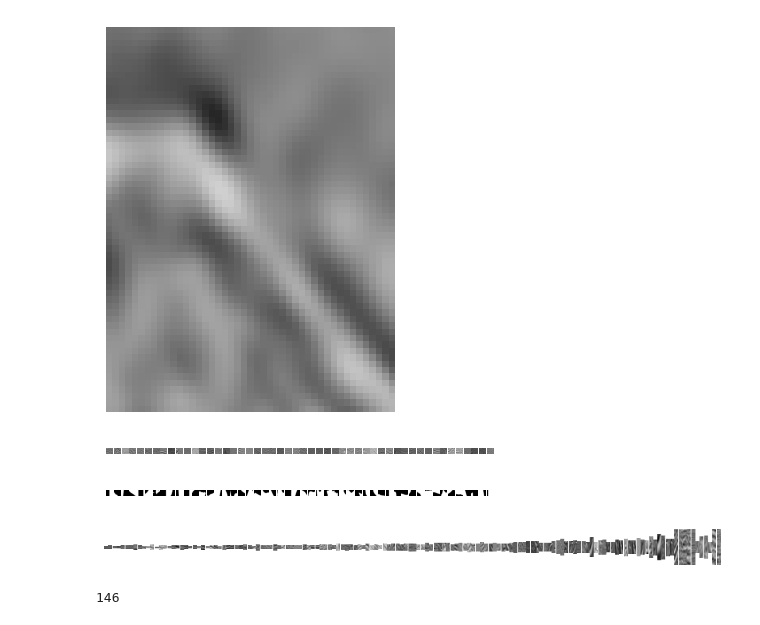
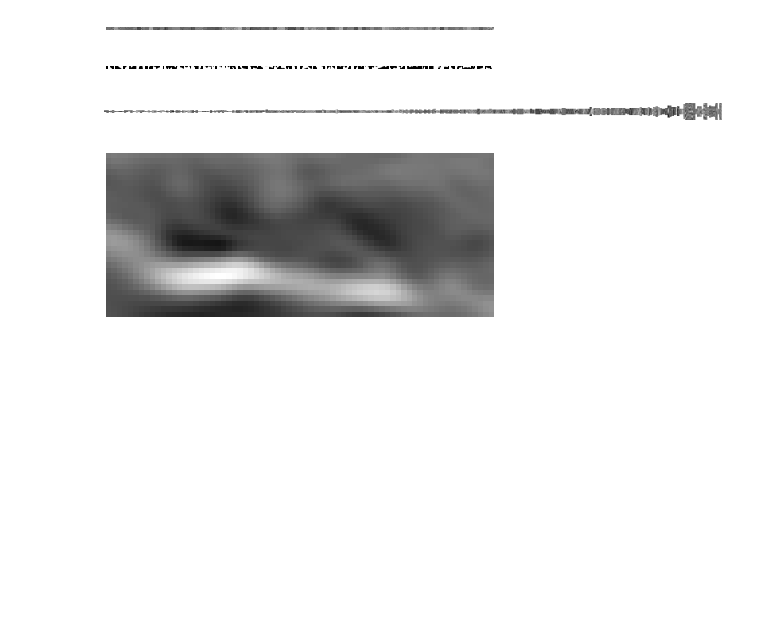
Before and after one commit to lucterres/textureSSD, a Jupyter notebook: angles.ipynb, the cells around one changed output. Saved outputs shown, nothing was run; the diff lists cells and outputs as text; code cells hidden in the pictures; blank space fills up the shorter version.

```diff
--- a/angles.ipynb
+++ b/angles.ipynb
@@ -54,19 +7,0 @@ original = img
-# %%
-houghLines  = original.copy()
-
-# Hough Line Transform
-lines  = cv2.HoughLines(edges, 1, np.pi/180, 30)
-# Draw the standart lines
-if (lines is not None) and (lines.size < 10):
-	for r_theta in lines:
-		arr = np.array(r_theta[0], dtype=np.float64)
-		r, theta = arr
-		a = np.cos(theta)
-		b = np.sin(theta)
-		x0 = a*r
-		y0 = b*r
-		x1 = int(x0 + 1000*(-b))
-		y1 = int(y0 + 1000*(a))
-		x2 = int(x0 - 1000*(-b))
-		y2 = int(y0 - 1000*(a))
-		cv2.line(houghLines, (x1, y1), (x2, y2), (0, 0, 255), 2)
@@ -210,8 +181,31 @@ dispArrayImages(patches)
+# %%
+TRAIN_CSV = r'D:\_0Luciano\_0PHD\datasets\tgs-salt\train1090.csv'
+masksPath = r'D:\_0Luciano\_0PHD\datasets\tgs-salt\masks10-90'
+imagesPath = r'D:\_0Luciano\_0PHD\datasets\tgs-salt\train\images'
+
+df_train = pd.read_csv(TRAIN_CSV)
+imageList = df_train.iloc[0:100,0]
+
+imagesList = loadImages(imagesPath, imageList)
+masksList = loadImages(masksPath, imageList)
+showImages(imagesList)
+showImages(masksList)
+# %% [output]
+[figure, added]
+[figure, added]
+# %%
+patchesDB = iterateSeismicList(masksList, imagesList)
+# %%
+len(patchesDB)
+patchesDB.sort(key=lambda x: x[0])
+dispArrayImages(patchesDB)
+# %% [output]
+[figure, added]
 # %%
-img = searchNearestKey(patches, 49)
+img = searchNearestKey(patchesDB, 9)
 plt.figure(figsize=(5,5))
 plt.imshow(cv2.cvtColor(img, cv2.COLOR_BGR2RGB))
 plt.axis('off')
 plt.show()
 # %% [output]
-[figure, old version]
+[figure, new version]
@@ -241,21 +211,0 @@ def loadImages(path, imageList):
-# %%
-import pandas as pd
-
-TRAIN_CSV = r'D:\_0Luciano\_0PHD\datasets\tgs-salt\train1090.csv'
-masksPath = r'D:\_0Luciano\_0PHD\datasets\tgs-salt\masks10-90'
-imagesPath = r'D:\_0Luciano\_0PHD\datasets\tgs-salt\train\images'
-
-df_train = pd.read_csv(TRAIN_CSV)
-imageList = df_train.iloc[0:50,0]
-
-# iterate over 10 first elements of first column (id)
-#for i in range(10):
-    # print(df_train.iloc[i,0])
-
-imagesList = loadImages(imagesPath, imageList)
-masksList = loadImages(masksPath, imageList)
-showImages(imagesList)
-showImages(masksList)
-# %% [output]
-[figure, removed]
-[figure, removed]
@@ -273,10 +211,0 @@ for i in range(len(imagesList)):
-# %%
-patchesList.sort(key=lambda x: x[0])
-
-dispArrayImages(patchesList)
-# %% [output]
-[figure, removed]
-# %%
-len(patchesList)
-# %% [output]
-146
```
Also changed, not shown: parts of 17 cells of this notebook, 10 other files.
